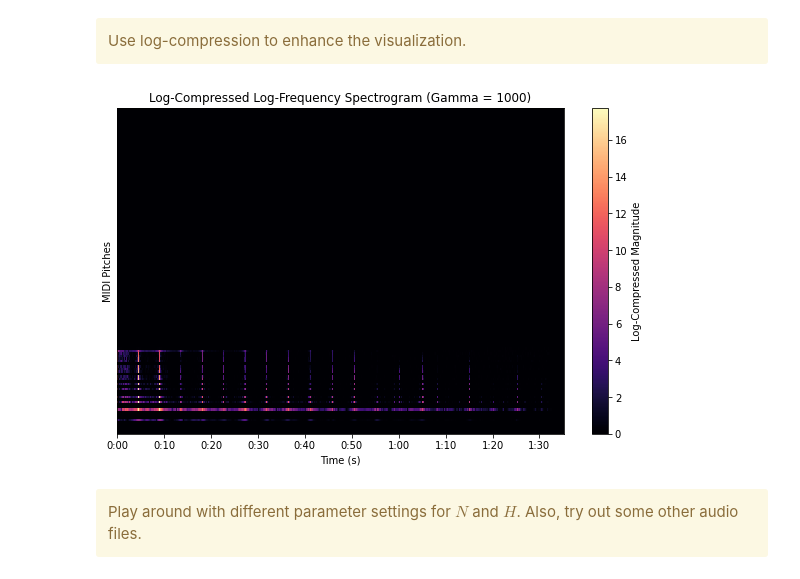
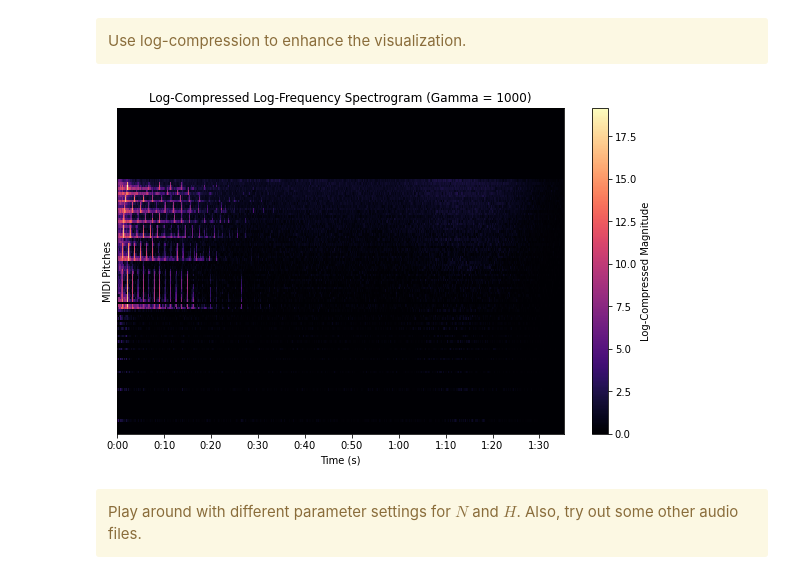
Before and after one commit to behroozbc/ext-exam, a Jupyter notebook: stft/stft_and_chroma_features.ipynb, the cells around one changed output. Cells and saved outputs as stored; diff of their text form; code cells hidden in the pictures.

```diff
--- a/stft/stft_and_chroma_features.ipynb
+++ b/stft/stft_and_chroma_features.ipynb
@@ -1048,7 +1048,7 @@ import soundfile as sf
 from IPython.display import Audio
 
 # Load the audio file
-x, Fs = sf.read("files/Tone_C4_Piano.wav")
+x, Fs = sf.read("files/Scale_Cmajor_Piano.wav")
 
 # If the audio is stereo, select the first channel
 if x.ndim > 1:
@@ -1192,7 +1170,6 @@ Use log-compression to enhance
 # %%
 # your code here...
 
-#floor for N//2. Change it if needed!!!
 
 # Apply log-compression to enhance visualization
 def log_compression(spectrogram, gamma=1000):
@@ -1200,36 +1177,35 @@ def log_compression(spectrogram, gamma=1000):
     Apply log-compression to the given spectrogram.
 
     Parameters:
     - spectrogram: 2D array (power spectrogram)
     - gamma: Compression constant (default: 1000)
 
     Returns:
     - log_compressed_spectrogram: Log-compressed spectrogram
     """
     return np.log(1 + gamma * spectrogram)
 
 # Apply log-compression to the log-frequency spectrogram
-gamma = 1000  # Compression constant
-log_compressed_spectrogram = log_compression(log_freq_spectrogram, gamma=gamma)
+log_compressed_spectrogram = log_compression(log_freq_spectrogram)
 
 # Visualize the log-compressed log-frequency spectrogram
 plt.figure(figsize=(10, 6))
 librosa.display.specshow(
     log_compressed_spectrogram.T,
     sr=Fs,
     hop_length=H,
     x_axis="time",
     y_axis="cqt_note",
     cmap="magma",
     bins_per_octave=12,
 )
 plt.colorbar(label="Log-Compressed Magnitude")
 plt.title(f"Log-Compressed Log-Frequency Spectrogram (Gamma = {gamma})")
 plt.xlabel("Time (s)")
 plt.ylabel("MIDI Pitches")
 plt.show()
 # %% [output]
-[figure, old version]
+[figure, new version]
 # %% [markdown]
 <div class="alert alert-block alert-warning">
 Play around with different parameter settings for $N$ and $H$.
```
Also changed, not shown: parts of 7 cells of this notebook.
